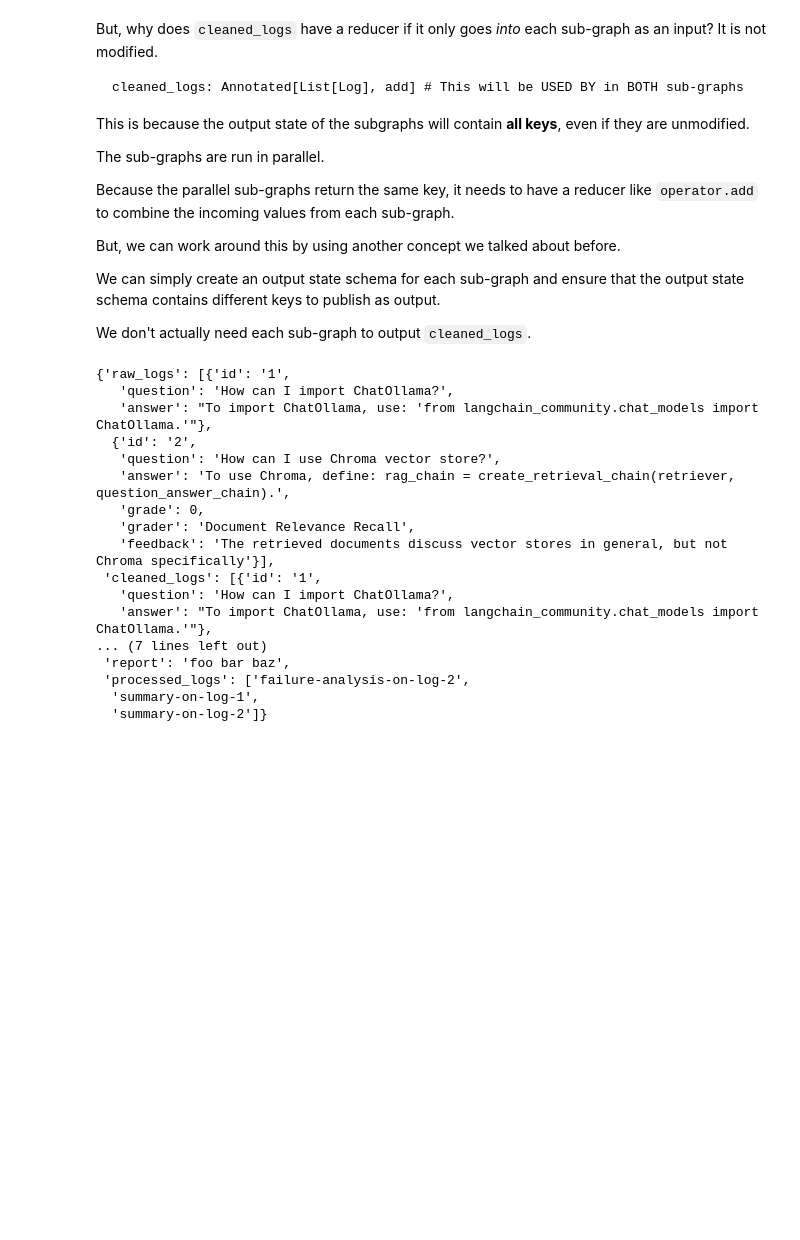
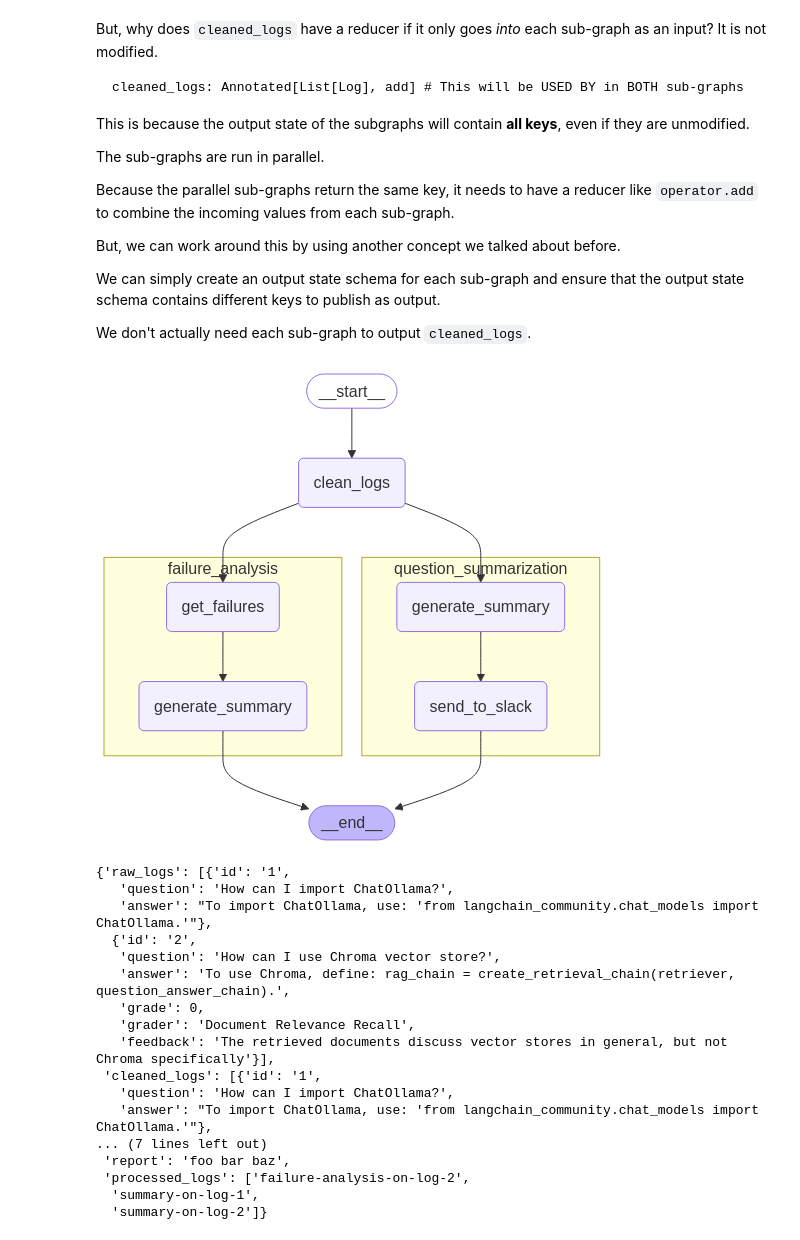
Before and after one commit to co8/langchain-academy, a Jupyter notebook: module-4/sub-graph.ipynb, the cells around one changed output. Saved outputs shown, nothing was run; the diff lists cells and outputs as text; code cells hidden in the pictures; blank space fills up the shorter version.

```diff
--- a/module-4/sub-graph.ipynb
+++ b/module-4/sub-graph.ipynb
@@ -186,34 +190,36 @@ We don't actually need each sub-graph to output `cleaned_logs`.
 class EntryGraphState(TypedDict):
     raw_logs: List[Log]
     cleaned_logs: List[Log]
     fa_summary: str # This will only be generated in the FA sub-graph
     report: str # This will only be generated in the QS sub-graph
     processed_logs:  Annotated[List[int], add] # This will be generated in BOTH sub-graphs
 
 def clean_logs(state):
     # Get logs
     raw_logs = state["raw_logs"]
     # Data cleaning raw_logs -> docs
     cleaned_logs = raw_logs
     return {"cleaned_logs": cleaned_logs}
 
 entry_builder = StateGraph(EntryGraphState)
 entry_builder.add_node("clean_logs", clean_logs)
 entry_builder.add_node("question_summarization", qs_builder.compile())
 entry_builder.add_node("failure_analysis", fa_builder.compile())
 
 entry_builder.add_edge(START, "clean_logs")
 entry_builder.add_edge("clean_logs", "failure_analysis")
 entry_builder.add_edge("clean_logs", "question_summarization")
 entry_builder.add_edge("failure_analysis", END)
 entry_builder.add_edge("question_summarization", END)
 
 graph = entry_builder.compile()
 
 from IPython.display import Image, display
 
 # Setting xray to 1 will show the internal structure of the nested graph
-#display(Image(graph.get_graph(xray=1).draw_mermaid_png()))
+display(Image(graph.get_graph(xray=1).draw_mermaid_png()))
+# %% [output]
+[figure, added]
 # %%
 # Dummy logs
 question_answer = Log(
```
Also changed, not shown: parts of 2 cells of this notebook, 7 other files.
